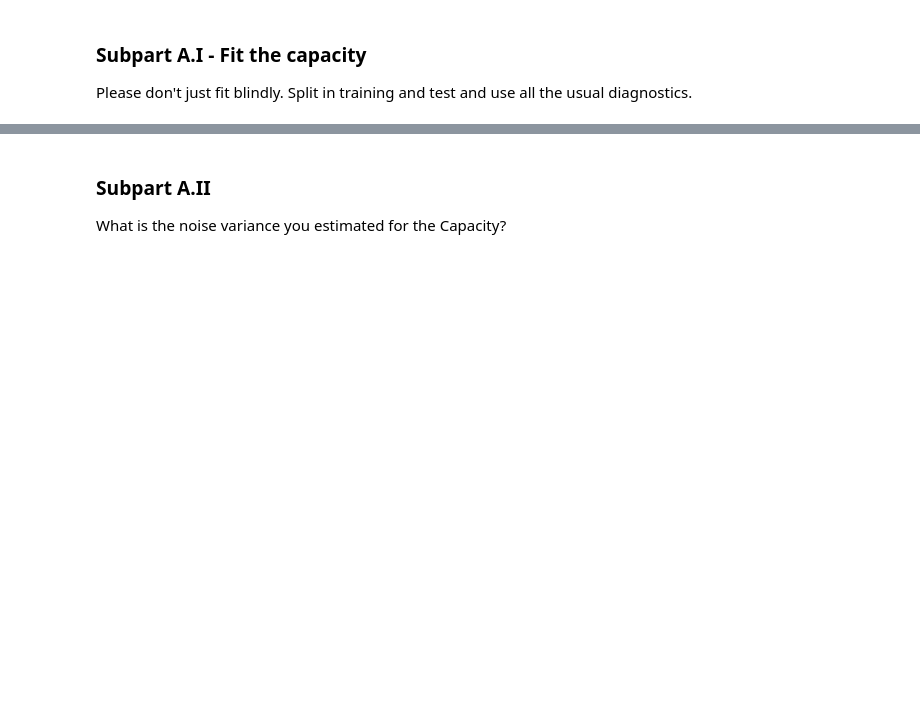
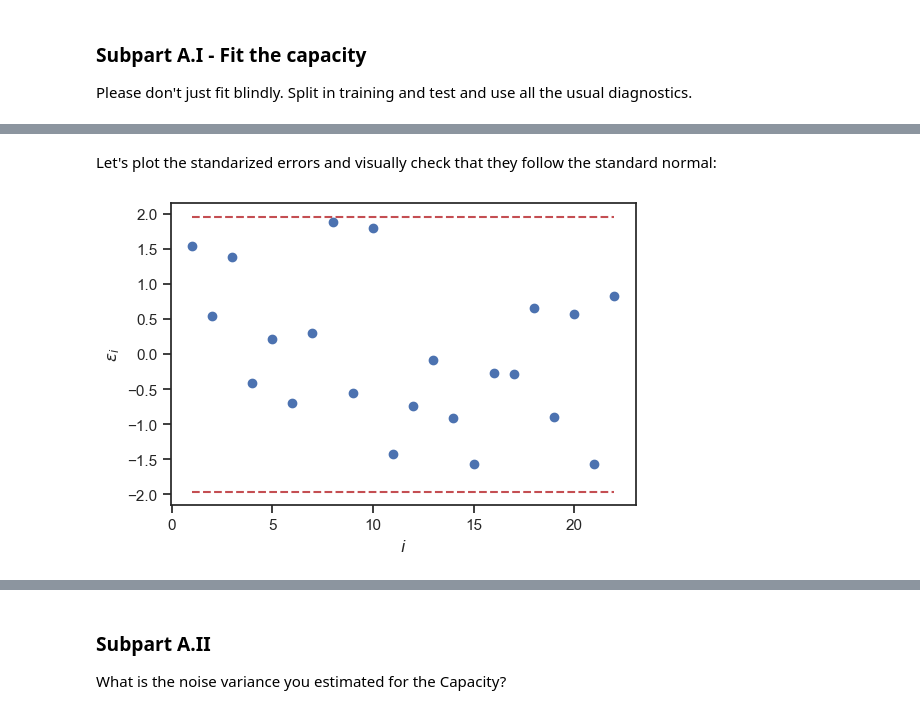
Before and after one commit to flavio-nardi/data-analytics-se, a Jupyter notebook: lecturebook/homework/homework-04.ipynb, the cells around one changed output, grey strips where cells are left out. Drawn from its saved outputs; the diff is of its cells as text; code cells hidden in the pictures; blank space fills up the shorter version.

```diff
--- a/lecturebook/homework/homework-04.ipynb
+++ b/lecturebook/homework/homework-04.ipynb
@@ -727,0 +752,14 @@ plt.show()
+# %% [markdown]
+Let's plot the standarized errors and visually check that they follow the standard normal:
+# %%
+eps = (y_valid - y_ard_valid) / y_ard_valid_std
+idx = np.arange(1, eps.shape[0] + 1)
+
+fig, ax = plt.subplots()
+ax.plot(idx, eps, 'o', label='Standarized errors')
+ax.plot(idx, 1.96 * np.ones(eps.shape[0]), 'r--')
+ax.plot(idx, -1.96 * np.ones(eps.shape[0]), 'r--')
+ax.set_xlabel('$i$')
+ax.set_ylabel('$\epsilon_i$');
+# %% [output]
+[figure, added]
```
Also changed, not shown: parts of 53 cells of this notebook.
